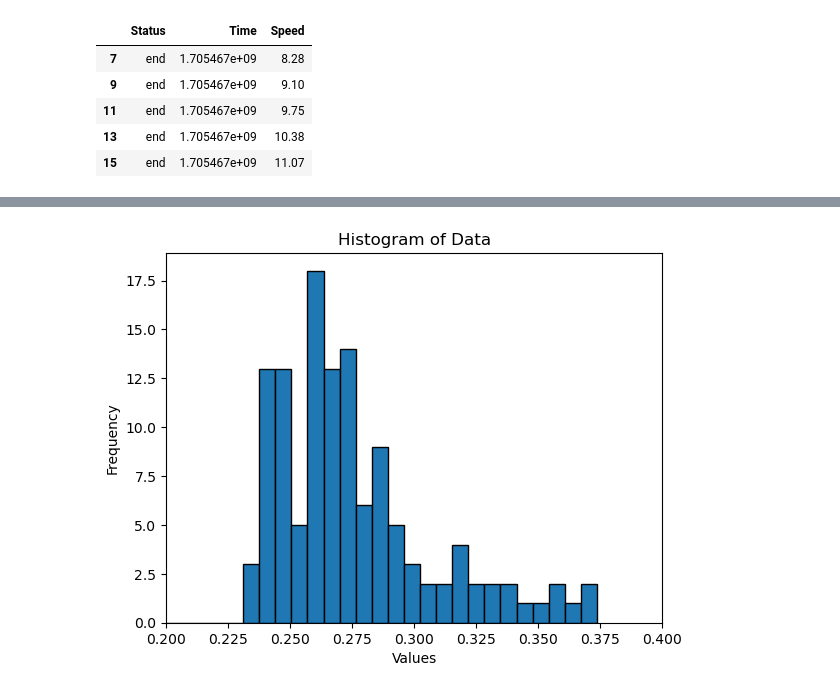
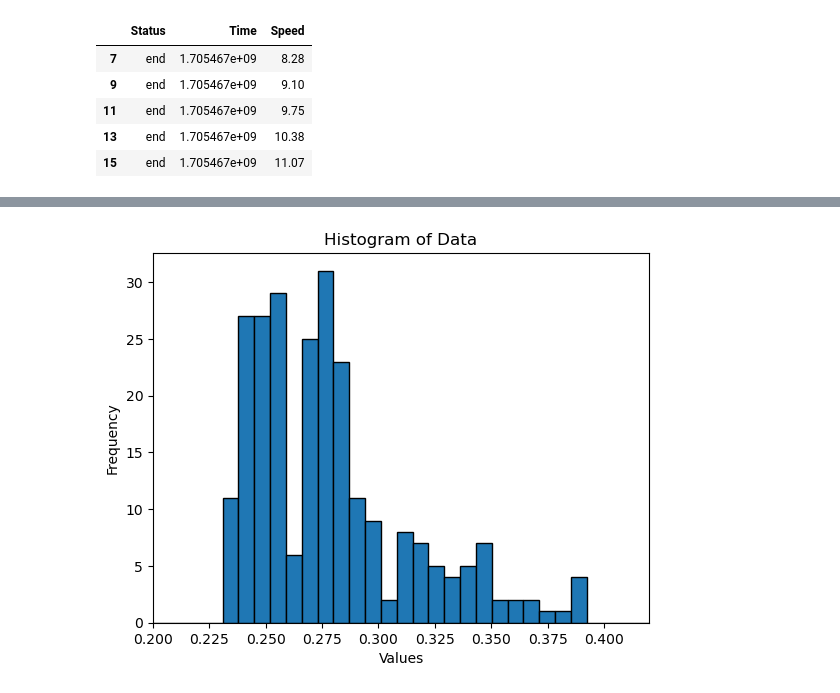
Before and after one commit to dilansenuruk/VR-Cycling-Final_Year_Project, a Jupyter notebook: Commmunication_delay_calculations.ipynb, the cells around one changed output, grey strips where cells are left out. Drawn from its saved outputs; the diff is of its cells as text; code cells hidden in the pictures.

Commit message:
updatng histogram

```diff
--- a/Commmunication_delay_calculations.ipynb
+++ b/Commmunication_delay_calculations.ipynb
@@ -66,0 +55,9 @@ for i in range(len(start_speed_list)):
+# %%
+num_values = df_start.shape[0]
+value_number = [i for i in range(num_values)]
+fig, ax = plt.subplots(1, 1, figsize=(14, 4))
+ax.scatter(value_number, start_speed_list, marker='+', s=20)
+ax.set_title("Values transmitted")
+ax.scatter(value_number, end_speed_list, marker='+', s=20)
+ax.set_title("Values received")
+plt.show()
@@ -67,2 +66,27 @@ for i in range(len(start_speed_list)):
+# %%
+i = 0
+j = 0
+time_delay_list = []
+for k in range(len(start_speed_list)):
+    if (end_speed_list[j] == start_speed_list[i]):
+        time_diff = end_time_list[j] - start_time_list[i]
+        delay = time_diff / 2
+        time_delay_list.append(delay)
+    elif ((i+1) >= num_values or (j+1) >= num_values):
+        break
+    elif (end_speed_list[j + 1] == start_speed_list[i]):
+        time_diff = end_time_list[j + 1] - start_time_list[i]
+        delay = time_diff / 2
+        time_delay_list.append(delay)
+        j += 1
+    elif (end_speed_list[j] == start_speed_list[i + 1]):
+        time_diff = end_time_list[j] - start_time_list[i + 1]
+        delay = time_diff / 2
+        time_delay_list.append(delay)
+        i += 1
+    i += 1
+    j += 1
+    if (i >= num_values or j >= num_values):
+        break
 # %%
 print(len(time_delay_list))
@@ -69,12 +95,12 @@ print(len(time_delay_list))
 # %%
-plt.hist(time_delay_list, bins=100, edgecolor='black')
+plt.hist(time_delay_list, bins=150, edgecolor='black')
 plt.xlabel('Values')
 plt.ylabel('Frequency')
 plt.title('Histogram of Data')
-plt.xlim(0.2, 0.4)
+plt.xlim(0.20, 0.42)
 plt.show()
 # %% [output]
-[figure, old version]
+[figure, new version]
 # %%
 average = sum(time_delay_list) / len(time_delay_list)
 print(average)
```
Also changed, not shown: parts of 4 cells of this notebook.
